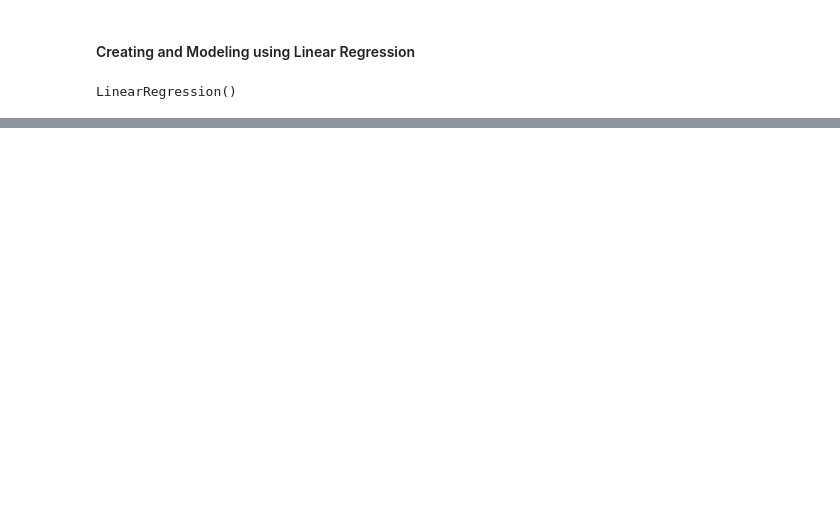
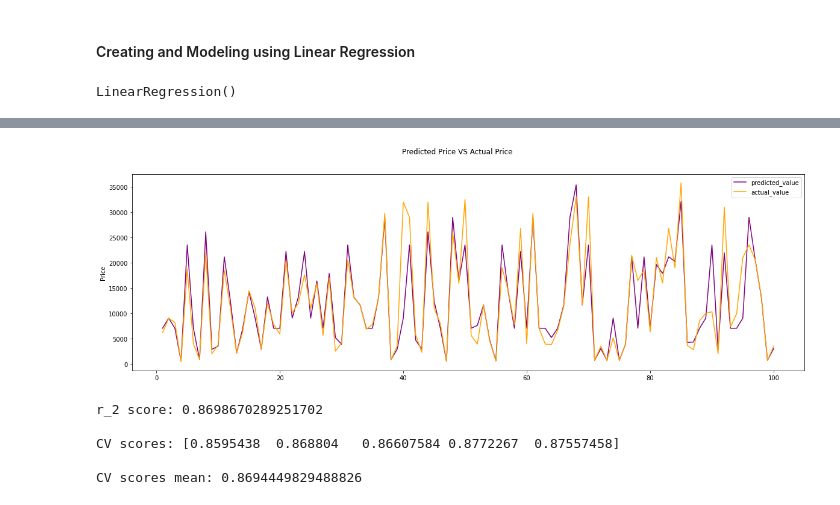
Before and after one commit to bongudth/mobile-price-prediction, a Jupyter notebook: modeling.ipynb, the cells around one changed output, grey strips where cells are left out. Drawn from its saved outputs; the diff is of its cells as text; code cells hidden in the pictures; blank space fills up the shorter version.

```diff
--- a/modeling.ipynb
+++ b/modeling.ipynb
@@ -164,0 +199,2 @@ lrg.score(x_test, y_test)
+# %%
+random_cv.fit(x_train, y_train)
@@ -164,0 +242,13 @@ lrg.score(x_test, y_test)
+# %%
+regressor = xgboost.XGBRegressor(base_score=0.5, booster='gbtree', callbacks=None,
+             colsample_bylevel=1, colsample_bynode=1, colsample_bytree=1,
+             early_stopping_rounds=None, enable_categorical=False,
+             eval_metric=None, gamma=0, gpu_id=-1, grow_policy='depthwise',
+             importance_type=None, interaction_constraints='',
+             learning_rate=0.05, max_bin=256, max_cat_to_onehot=4,
+             max_delta_step=0, max_depth=15, max_leaves=0, min_child_weight=4,
+             monotone_constraints='()', n_estimators=900, n_jobs=0,
+             num_parallel_tree=1, predictor='auto', random_state=0, reg_alpha=0,
+             reg_lambda=1)
+# %%
+regressor.fit(x_train,y_train)
@@ -164,0 +266,14 @@ lrg.score(x_test, y_test)
+# %%
+y_pred_advanced = regressor.predict(x_test)
+# %%
+plot_residuals(y_test, y_pred_advanced)
+# %% [output]
+[figure, added]
+# %%
+accuracy_score(y_test, y_pred_advanced, regressor)
+# %% [output]
+r_2 score: 0.8698670289251702
+
+CV scores: [0.8595438  0.868804   0.86607584 0.8772267  0.87557458]
+
+CV scores mean: 0.8694449829488826
```
Also changed, not shown: parts of 20 cells of this notebook, 5 other files.
